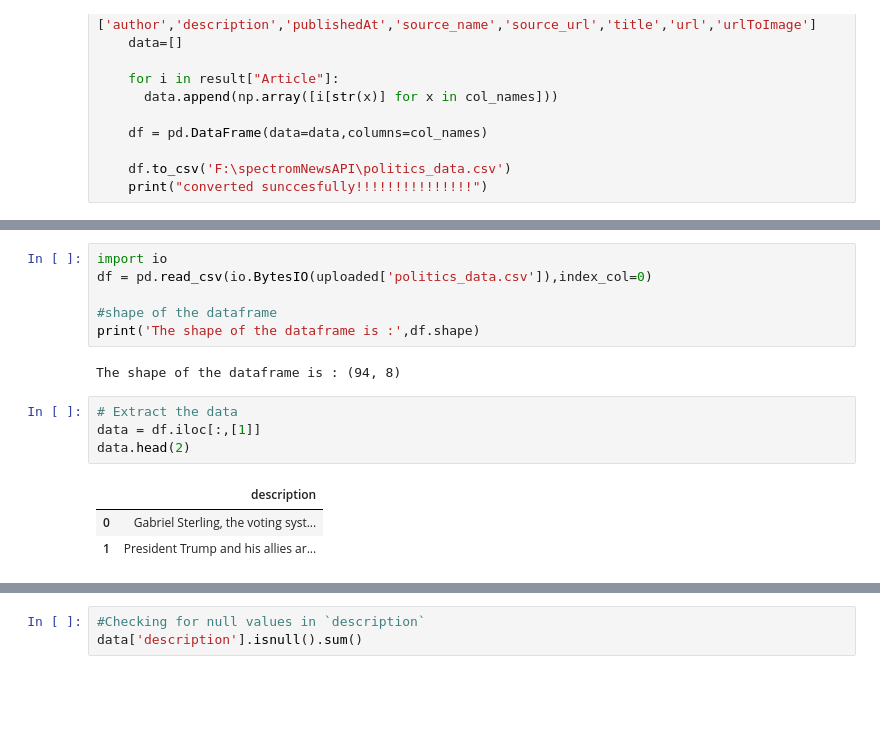
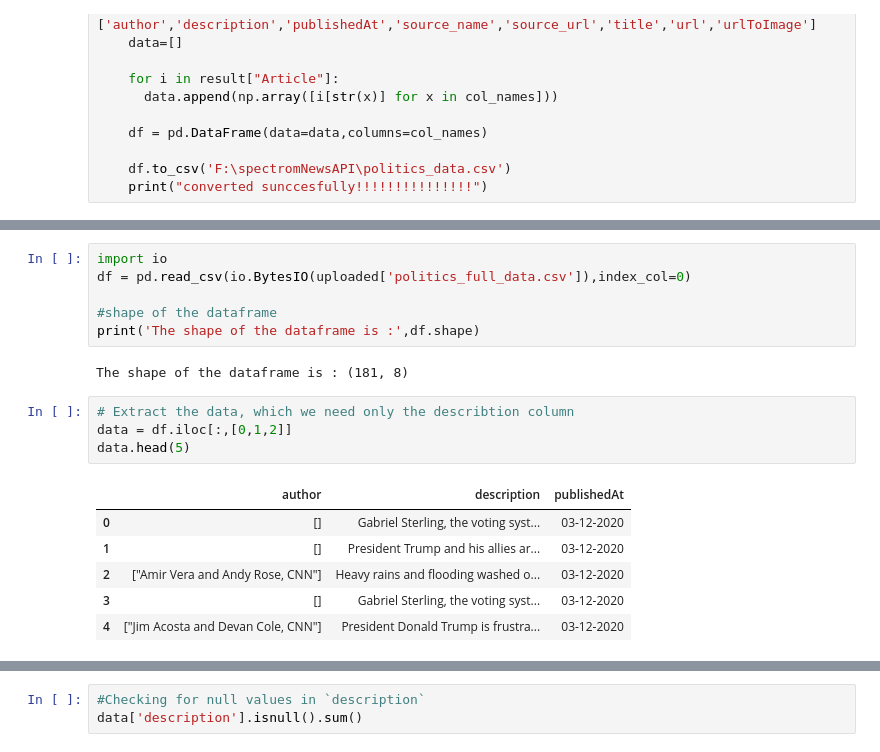
Before and after one commit to pavi-ninjaac/Data_Science_internship_program_Technocolaps_July2020, a Jupyter notebook: Politics.ipynb, the cells around one changed output, grey strips where cells are left out. Drawn from its saved outputs; the diff is of its cells as text; blank space fills up the shorter version.

```diff
--- a/Politics.ipynb
+++ b/Politics.ipynb
@@ -64,16 +70,19 @@ Saving politics_data.csv to politics_data (1).csv
 # %%
 import io
-df = pd.read_csv(io.BytesIO(uploaded['politics_data.csv']),index_col=0)
+df = pd.read_csv(io.BytesIO(uploaded['politics_full_data.csv']),index_col=0)
 
 #shape of the dataframe
 print('The shape of the dataframe is :',df.shape)
 # %% [output]
-The shape of the dataframe is : (94, 8)
+The shape of the dataframe is : (181, 8)
 # %%
-# Extract the data
-data = df.iloc[:,[1]]
-data.head(2)
+# Extract the data, which we need only the describtion column
+data = df.iloc[:,[0,1,2]]
+data.head(5)
 # %% [output]
-|  | description |
-| 0 | Gabriel Sterling, the voting syst... |
-| 1 | President Trump and his allies ar... |
+|  | author | description | publishedAt |
+| 0 | [] | Gabriel Sterling, the voting syst... | 03-12-2020 |
+| 1 | [] | President Trump and his allies ar... | 03-12-2020 |
+| 2 | ["Amir Vera and Andy Rose, CNN"] | Heavy rains and flooding washed o... | 03-12-2020 |
+| 3 | [] | Gabriel Sterling, the voting syst... | 03-12-2020 |
+| 4 | ["Jim Acosta and Devan Cole, CNN"] | President Donald Trump is frustra... | 03-12-2020 |
```
Also changed, not shown: parts of 19 cells of this notebook.
